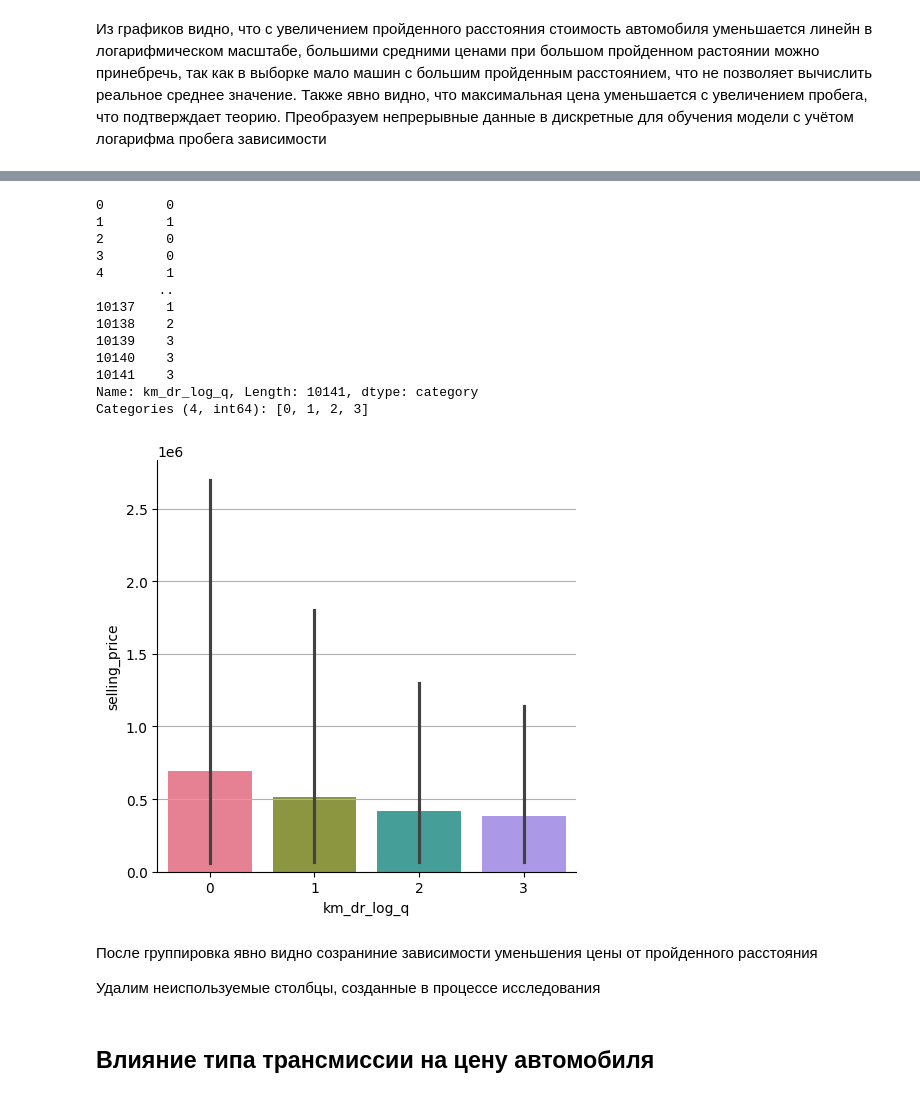
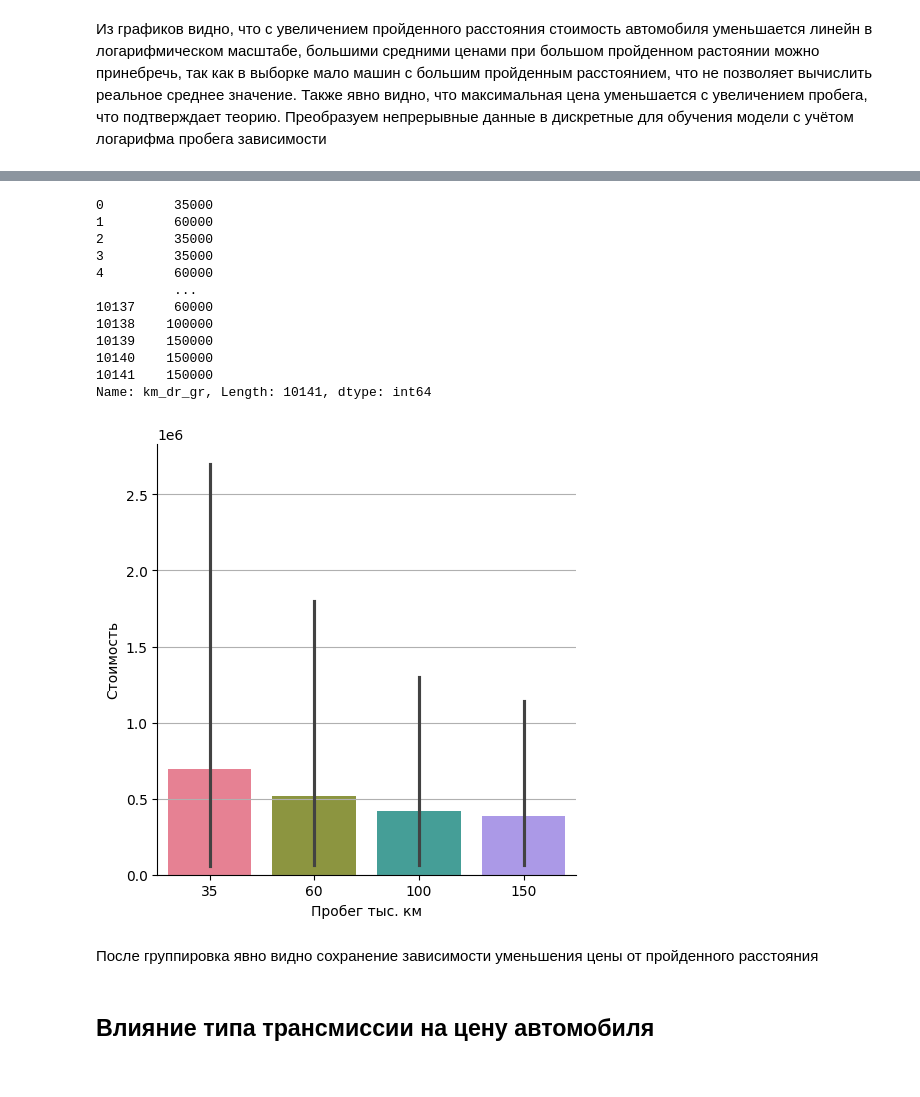
Before and after one commit to LlirikOknessu/tpu-8e21-ai-basis, a Jupyter notebook: Racheev/EDA_Racheev.ipynb, the cells around one changed output, grey strips where cells are left out. Drawn from its saved outputs; the diff is of its cells as text; code cells hidden in the pictures.

```diff
--- a/Racheev/EDA_Racheev.ipynb
+++ b/Racheev/EDA_Racheev.ipynb
@@ -1089,5 +1089,5 @@ plt.show()
 # %%
-car_table['brand'] = car_table['brand'].replace(['BMW', 'Suzuki', 'Chevrolet'],[0,1,2])
+car_table['brand'] = car_table['brand'].replace(['BMW', 'Suzuki', 'Chevrolet'],['High class', 'Middle ckass', 'Low class'])
 # %% [markdown]
 Удалим столбец name, так как он имеет много различных текстовых данных, которые были обработаны в столбец brand
 # %%
@@ -1479,9 +1479,3 @@ car_lange_km_dr['brand'].size
 Из графиков видно, что с увеличением пройденного расстояния стоимость автомобиля уменьшается линейн в логарифмическом масштабе, большими средними ценами при большом пройденном растоянии можно принебречь, так как в выборке мало машин с большим пройденным расстоянием, что не позволяет вычислить реальное среднее значение.
 Также явно видно, что максимальная цена уменьшается с увеличением пробега, что подтверждает теорию.
 Преобразуем непрерывные данные в дискретные для обучения модели с учётом логарифма пробега зависимости
-# %%
-car_table['km_dr_log'] = car_table['km_driven'].apply(math.log)
-car_table['km_dr_log_q']=pd.qcut(car_table['km_dr_log'],4)
-qkm = car_table.groupby(['km_dr_log_q'])['selling_price'].mean()
-qkm.reset_index()
-qkm.to_frame().style.background_gradient(cmap='summer')#checking the number of passenegers in each band
@@ -1494,0 +1482,5 @@ qkm.to_frame().style.background_gradient(cmap='summer')#checking the number of p
+# %%
+car_table['km_dr_gr']=pd.qcut(car_table['km_driven'],4)
+qkm = car_table.groupby(['km_dr_gr'])['selling_price'].mean()
+qkm.reset_index()
+qkm.to_frame().style.background_gradient(cmap='summer')#checking the number of passenegers in each band
@@ -1495,29 +1494,29 @@ qkm.to_frame().style.background_gradient(cmap='summer')#checking the number of p
 # %%
-car_table['km_dr_log_q'] = car_table['km_dr_log_q'].astype(str)
-car_table['km_dr_log_q'] = car_table['km_dr_log_q'].replace(['(-0.001, 10.463]', '(10.463, 11.061]',
-                                  '(11.061, 11.503]', '(11.503, 14.674]'], [0, 1, 2, 3])
-car_table['km_dr_log_q'] = car_table['km_dr_log_q'].astype('category')
-car_table['km_dr_log_q']
+car_table['km_dr_gr'] = car_table['km_dr_gr'].astype(str)
+car_table['km_dr_gr'] = car_table['km_dr_gr'].replace(['(0.999, 35000.0]', '(35000.0, 63654.0]',
+                                  '(63654.0, 99000.0]', '(99000.0, 2360457.0]'],
+                                    [35000,60000,100000,150000])
+car_table['km_dr_gr'] = car_table['km_dr_gr'].astype(np.int64)
+car_table['km_dr_gr']
 # %% [output]
-0        0
-1        1
-2        0
-3        0
-4        1
-        ..
-10137    1
-10138    2
-10139    3
-10140    3
-10141    3
-Name: km_dr_log_q, Length: 10141, dtype: category
-Categories (4, int64): [0, 1, 2, 3]
+0         35000
+1         60000
+2         35000
+3         35000
+4         60000
+          ...
+10137     60000
+10138    100000
+10139    150000
+10140    150000
+10141    150000
+Name: km_dr_gr, Length: 10141, dtype: int64
 # %%
-sns.catplot(data=car_table, x='km_dr_log_q', y="selling_price", hue="km_dr_log_q",  errorbar=("pi", 95), kind="bar", palette=sns.color_palette("husl", 4), legend=False)
+catplot = sns.catplot(x=np.int64(np.rint((car_table['km_dr_gr']/math.pow(10,3)))), y=car_table["selling_price"], hue=car_table["km_dr_gr"],  errorbar=("pi", 95), kind="bar", palette=sns.color_palette("husl", 4), legend=False)
+catplot.set_axis_labels("Пробег тыс. км", "Стоимость")
+catplot.set_titles('Цена от пробега')
 plt.grid(axis = 'y')
 # %% [output]
-[figure, old version]
+[figure, new version]
 # %% [markdown]
-После группировка явно видно созраниние зависимости уменьшения цены от пройденного расстояния
-
-Удалим неиспользуемые столбцы, созданные в процессе исследования
+После группировка явно видно сохранение зависимости уменьшения цены от пройденного расстояния
```
Also changed, not shown: parts of 147 cells of this notebook.
